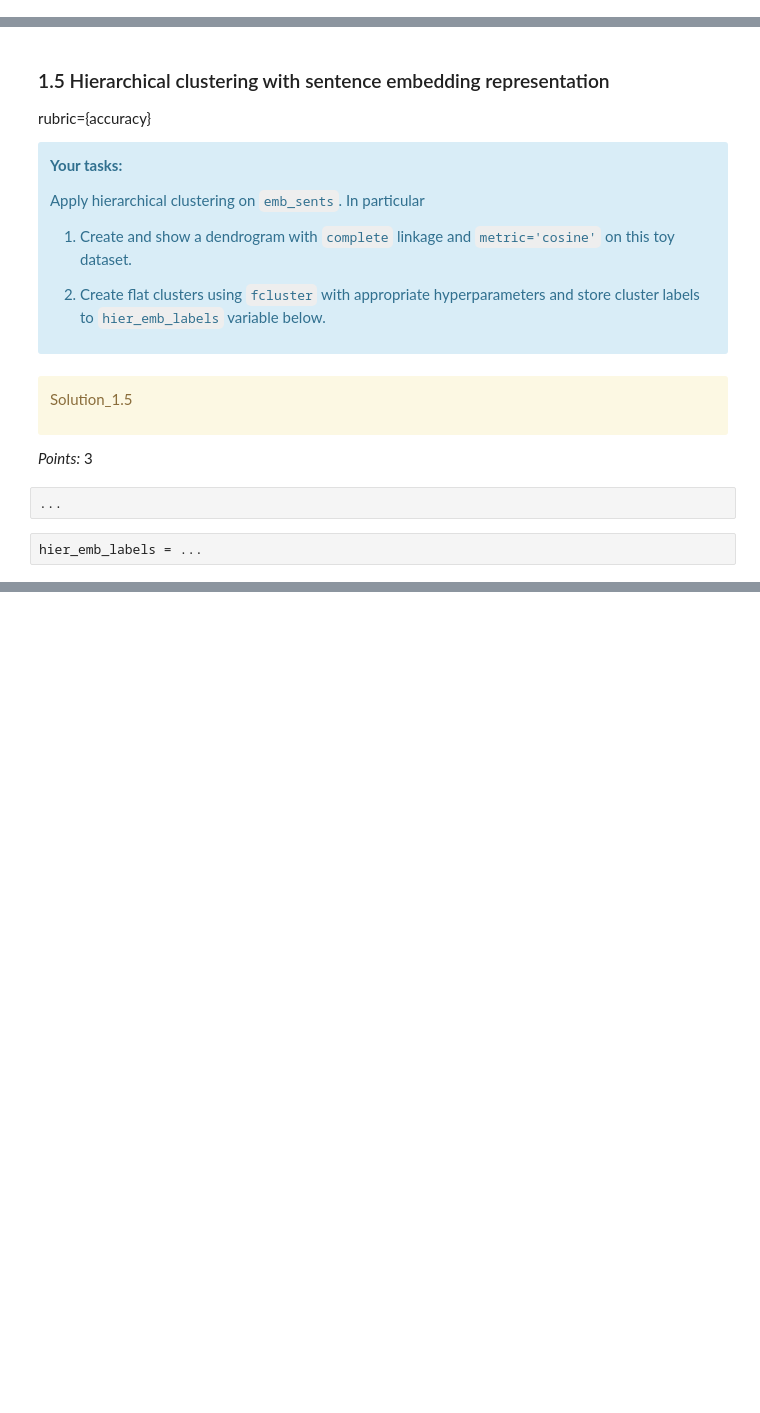
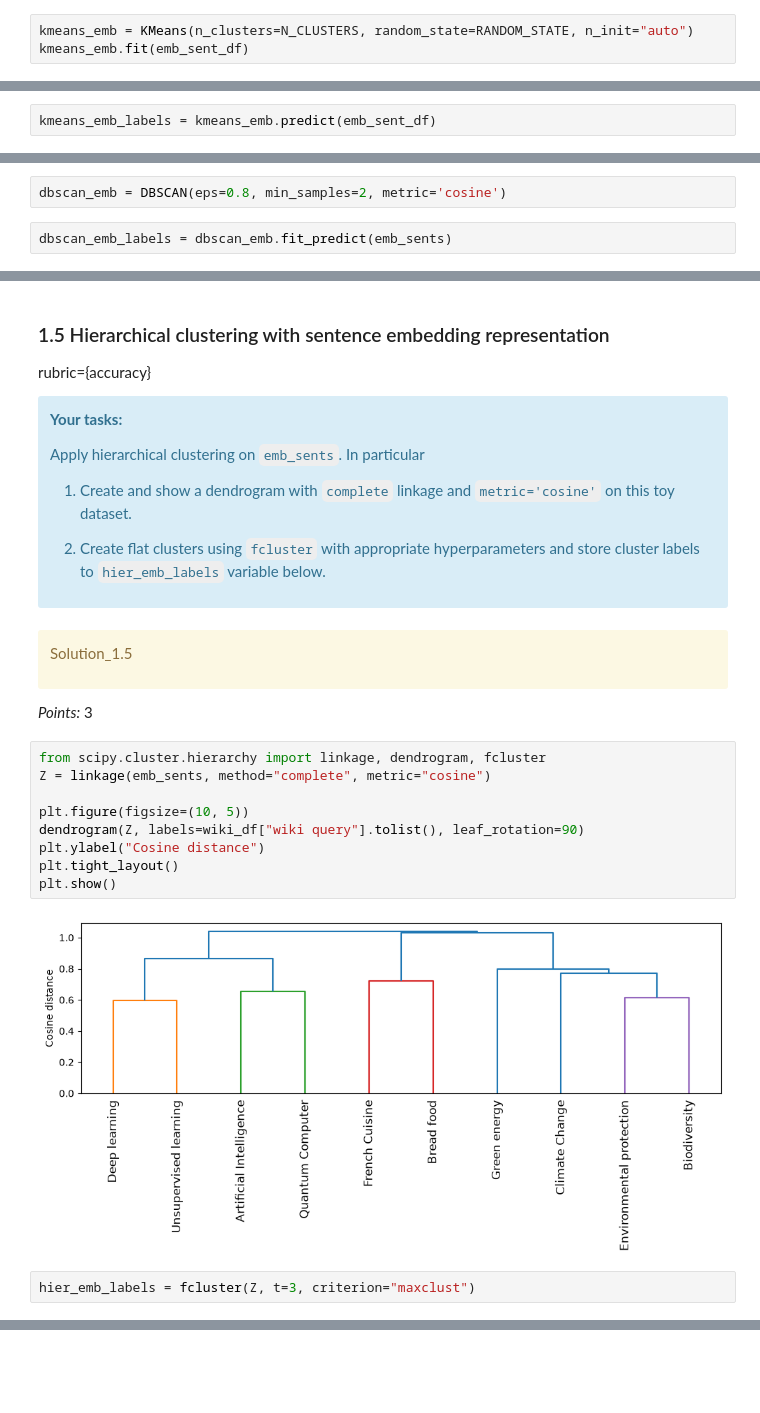
Before and after one commit to ZhaoJohnny/CPSC330-, a Jupyter notebook: assignment6/hw6_exercise_1.ipynb, the cells around one changed output, grey strips where cells are left out. Drawn from its saved outputs; the diff is of its cells as text; blank space fills up the shorter version.

```diff
--- a/assignment6/hw6_exercise_1.ipynb
+++ b/assignment6/hw6_exercise_1.ipynb
@@ -258,0 +319,3 @@ kmeans_emb_labels = ...
+# %%
+kmeans_emb = KMeans(n_clusters=N_CLUSTERS, random_state=RANDOM_STATE, n_init="auto")
+kmeans_emb.fit(emb_sent_df)
@@ -259,3 +324,5 @@ kmeans_emb_labels = ...
+# %%
+kmeans_emb_labels = kmeans_emb.predict(emb_sent_df)
 # %%
 wiki_df["emb_kmeans"] = kmeans_emb_labels
 wiki_df
@@ -316,3 +428,7 @@ dbscan_emb_labels = ...
+# %%
+dbscan_emb = DBSCAN(eps=0.8, min_samples=2, metric='cosine')
+# %%
+dbscan_emb_labels = dbscan_emb.fit_predict(emb_sents)
 # %%
 wiki_df["emb_dbscan"] = dbscan_emb_labels
 wiki_df
@@ -344,10 +472,19 @@ Solution_1.5
 </div>
 
 _Points:_ 3
-# %%
-...
-# %%
-hier_emb_labels = ...
+# %%
+from scipy.cluster.hierarchy import linkage, dendrogram, fcluster
+Z = linkage(emb_sents, method="complete", metric="cosine")
+
+plt.figure(figsize=(10, 5))
+dendrogram(Z, labels=wiki_df["wiki query"].tolist(), leaf_rotation=90)
+plt.ylabel("Cosine distance")
+plt.tight_layout()
+plt.show()
+# %% [output]
+[figure, added]
+# %%
+hier_emb_labels = fcluster(Z, t=3, criterion="maxclust")
 # %%
 wiki_df["emb_hierarchical"] = hier_emb_labels
 wiki_df
```
Also changed, not shown: parts of 29 cells of this notebook, 1 other file.
